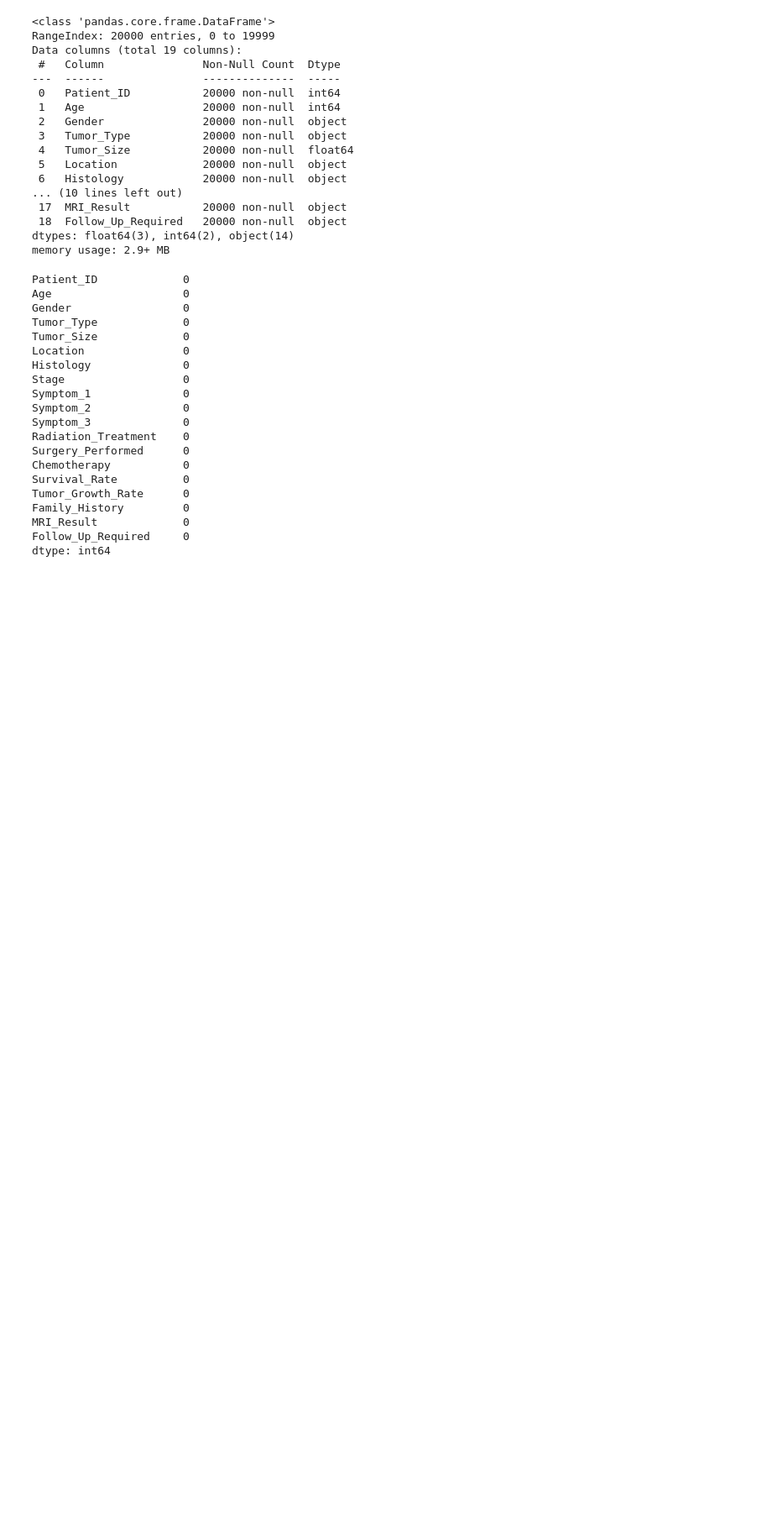
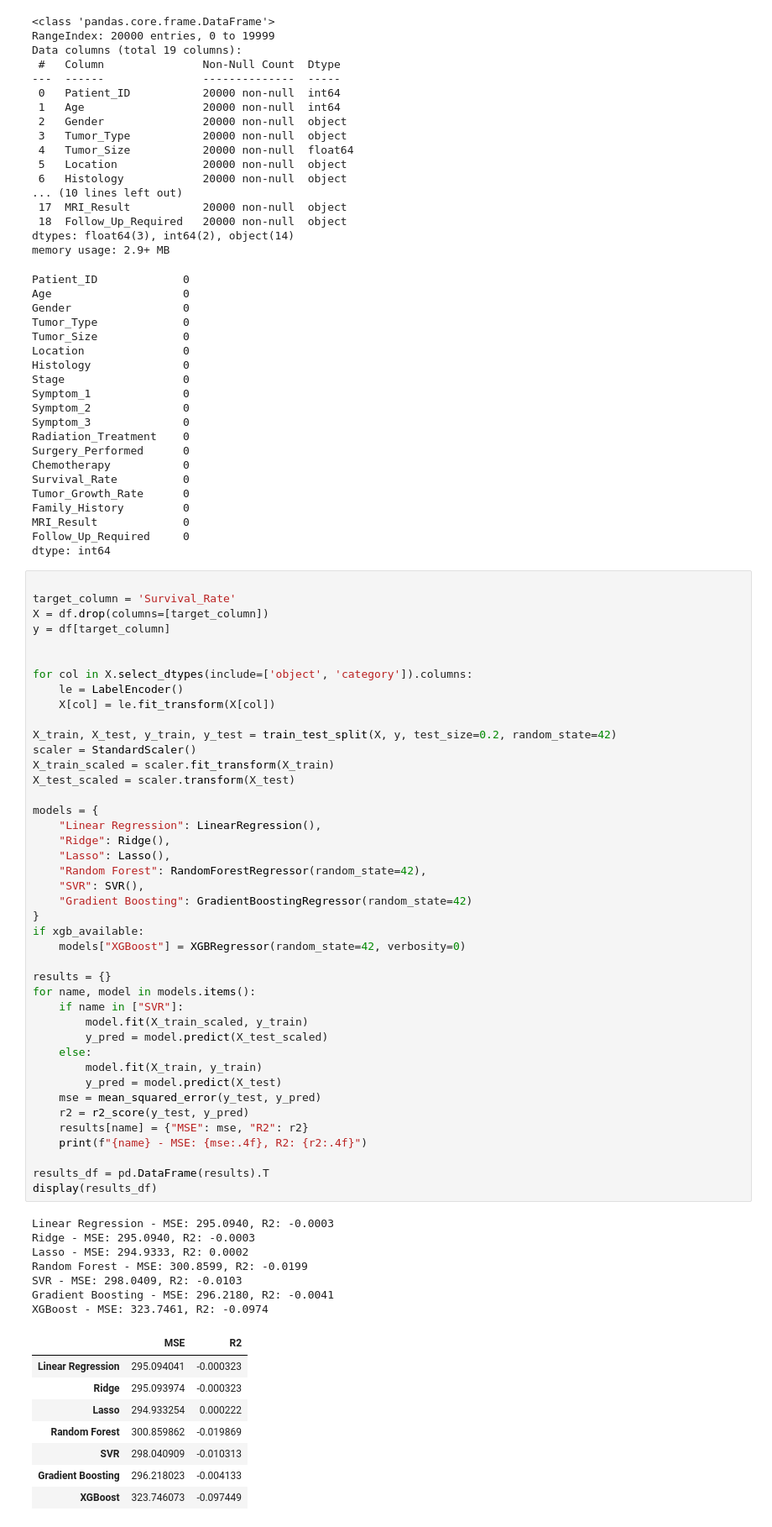
Before and after one commit to DhruvR-HWUD/DMML-Dubai-UG-Group-2, a Jupyter notebook: notebooks/Regression.ipynb, the cells around one changed output. Shown: that part at 84% size. Cells and saved outputs as stored; diff of their text form; blank space fills up the shorter version.

Commit message:
Cnn and complete regression

```diff
--- a/notebooks/Regression.ipynb
+++ b/notebooks/Regression.ipynb
@@ -64,3 +64,61 @@ Family_History         0
 MRI_Result             0
 Follow_Up_Required     0
 dtype: int64
+# %%
+
+target_column = 'Survival_Rate'
+X = df.drop(columns=[target_column])
+y = df[target_column]
+
+
+for col in X.select_dtypes(include=['object', 'category']).columns:
+    le = LabelEncoder()
+    X[col] = le.fit_transform(X[col])
+
+X_train, X_test, y_train, y_test = train_test_split(X, y, test_size=0.2, random_state=42)
+scaler = StandardScaler()
+X_train_scaled = scaler.fit_transform(X_train)
+X_test_scaled = scaler.transform(X_test)
+
+models = {
+    "Linear Regression": LinearRegression(),
+    "Ridge": Ridge(),
+    "Lasso": Lasso(),
+    "Random Forest": RandomForestRegressor(random_state=42),
+    "SVR": SVR(),
+    "Gradient Boosting": GradientBoostingRegressor(random_state=42)
+}
+if xgb_available:
+    models["XGBoost"] = XGBRegressor(random_state=42, verbosity=0)
+
+results = {}
+for name, model in models.items():
+    if name in ["SVR"]:
+        model.fit(X_train_scaled, y_train)
+        y_pred = model.predict(X_test_scaled)
+    else:
+        model.fit(X_train, y_train)
+        y_pred = model.predict(X_test)
+    mse = mean_squared_error(y_test, y_pred)
+    r2 = r2_score(y_test, y_pred)
+    results[name] = {"MSE": mse, "R2": r2}
+    print(f"{name} - MSE: {mse:.4f}, R2: {r2:.4f}")
+
+results_df = pd.DataFrame(results).T
+display(results_df)
+# %% [output]
+Linear Regression - MSE: 295.0940, R2: -0.0003
+Ridge - MSE: 295.0940, R2: -0.0003
+Lasso - MSE: 294.9333, R2: 0.0002
+Random Forest - MSE: 300.8599, R2: -0.0199
+SVR - MSE: 298.0409, R2: -0.0103
+Gradient Boosting - MSE: 296.2180, R2: -0.0041
+XGBoost - MSE: 323.7461, R2: -0.0974
+|  | MSE | R2 |
+| Linear Regression | 295.094041 | -0.000323 |
+| Ridge | 295.093974 | -0.000323 |
+| Lasso | 294.933254 | 0.000222 |
+| Random Forest | 300.859862 | -0.019869 |
+| SVR | 298.040909 | -0.010313 |
+| Gradient Boosting | 296.218023 | -0.004133 |
+| XGBoost | 323.746073 | -0.097449 |
```
Also changed, not shown: parts of 2 cells of this notebook, 2 other files.
